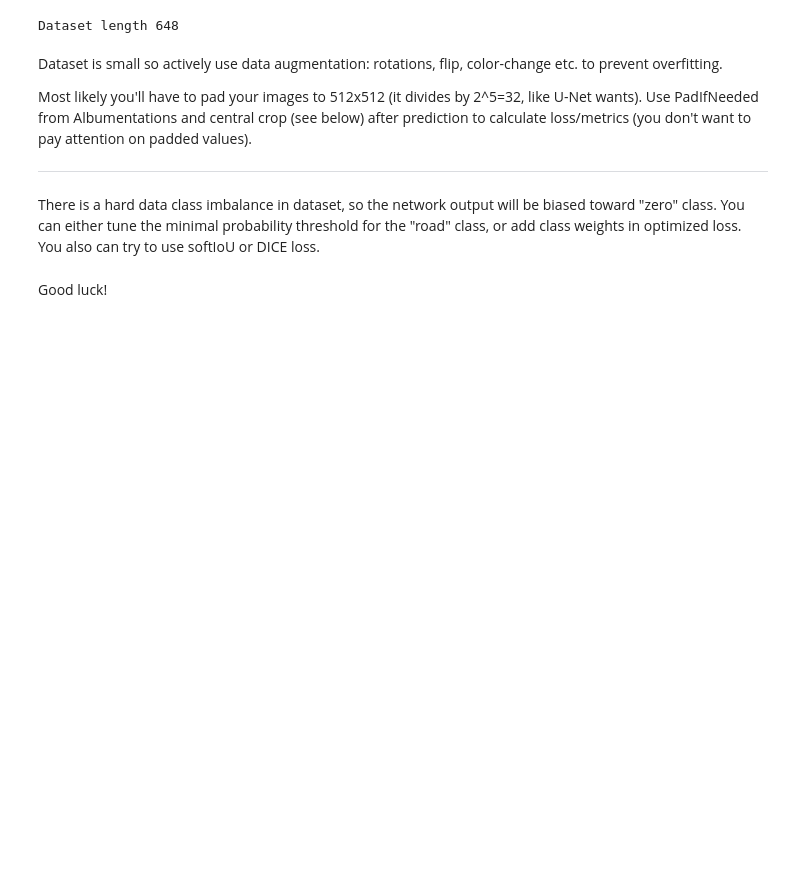
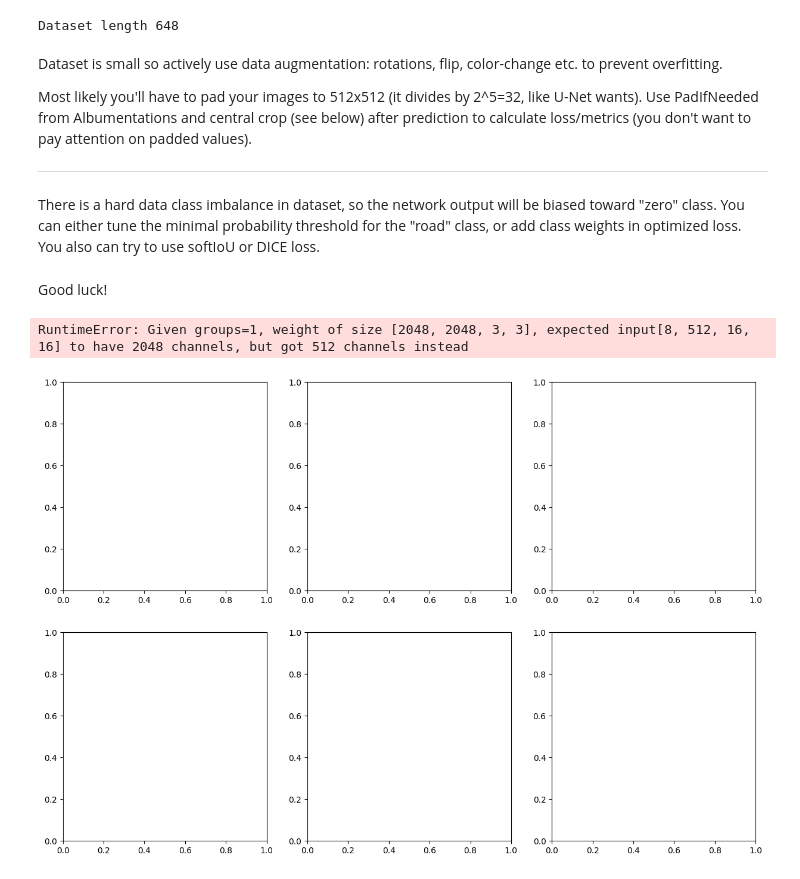
Before and after one commit to Aphelack/deep_vision_and_graphics, a Jupyter notebook: homework03/homework-part1-segmentation.ipynb, the cells around one changed output. Drawn from its saved outputs; the diff is of its cells as text; code cells hidden in the pictures; blank space fills up the shorter version.

```diff
--- a/homework03/homework-part1-segmentation.ipynb
+++ b/homework03/homework-part1-segmentation.ipynb
@@ -155,7 +152,7 @@ import torchvision.models as models
 import torch
 import torch.nn as nn
 from abc import ABC, abstractmethod
-device = 'cuda' if torch.cuda.is_available() else 'cpu'
+device = 'cuda:5' if torch.cuda.is_available() else 'cpu'
 # %%
 class BaseSegmentationModel(nn.Module, ABC):
     @abstractmethod
@@ -279,10 +276,6 @@ class UNetResNet50(BaseSegmentationModel):
 
     def postprocess(self, output: torch.Tensor) -> torch.Tensor:
         return torch.argmax(output, dim=1)
-
-
-UNetResNet50RGB = UNetResNet50
-optimizer = torch.optim.AdamW()
 # %%
 from tqdm.auto import tqdm
 import matplotlib.pyplot as plt
@@ -355,14 +362,36 @@ def train(model, optimizer, criterion, train_dataloader, test_dataloader, num_ep
     plt.show()
 
     return train_losses, test_losses
+# %%
+import torch
+import torch.nn as nn
+
+class IoULoss(nn.Module):
+    def __init__(self, smooth=1e-6):
+        super().__init__()
+        self.smooth = smooth
+
+    def forward(self, pred, target):
+        pred = torch.sigmoid(pred)
+
+        intersection = (pred * target).sum()
+        union = pred.sum() + target.sum() - intersection
+
+        iou = (intersection + self.smooth) / (union + self.smooth)
+        return 1 - iou
 # %%
-model = UNetResNet50(num_classes=2, pretrained=False)
+device = 'cuda:5'
+model = UNetResNet50(num_classes=1, pretrained=False).to(device)
 optimizer = torch.optim.Adam(model.parameters())
-criterion = torch.nn.BCEWithLogitsLoss()
-BATCH_SIZE = 64
+criterion = IoULoss()
+BATCH_SIZE = 8
+
 
 from torch.utils.data.dataloader import DataLoader
 
 train_loader = DataLoader(train_dataset, batch_size=BATCH_SIZE, shuffle=True)
 test_loader = DataLoader(test_dataset, batch_size=BATCH_SIZE, shuffle=True)
 train_losses, test_losses = train(model, optimizer, criterion, train_loader, test_loader, num_epochs=50)
+# %% [output]
+RuntimeError: Given groups=1, weight of size [2048, 2048, 3, 3], expected input[8, 512, 16, 16] to have 2048 channels, but got 512 channels instead
+[figure, added]
```
Also changed, not shown: parts of 4 cells of this notebook.
